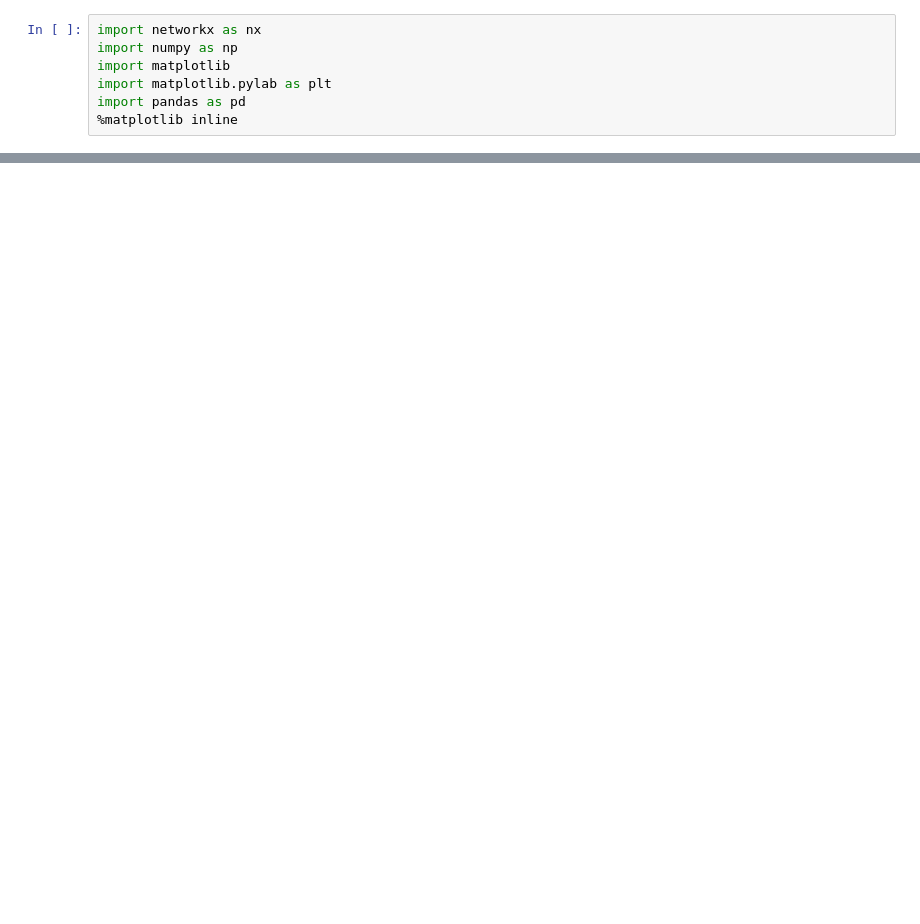
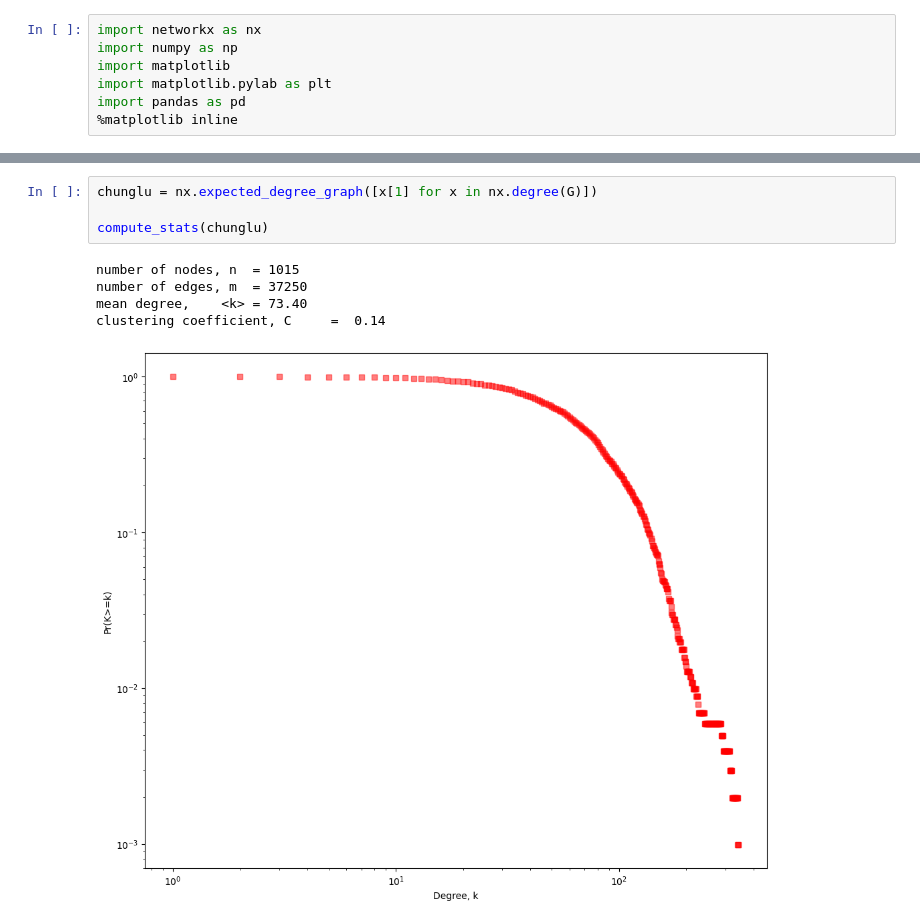
Before and after one commit to Sravvv/3352-final, a Jupyter notebook: 3352 Final Project.ipynb, the cells around one changed output, grey strips where cells are left out. Drawn from its saved outputs; the diff is of its cells as text; blank space fills up the shorter version.

```diff
--- a/3352 Final Project.ipynb
+++ b/3352 Final Project.ipynb
@@ -67,0 +85,10 @@ Text(0.5, 1.0, 'Random layout Ridiculogram')
+# %%
+chunglu = nx.expected_degree_graph([x[1] for x in nx.degree(G)])
+
+compute_stats(chunglu)
+# %% [output]
+number of nodes, n  = 1015
+number of edges, m  = 37250
+mean degree,    <k> = 73.40
+clustering coefficient, C     =  0.14
+[figure, added]
```
Also changed, not shown: parts of 5 cells of this notebook, 1 other file.
